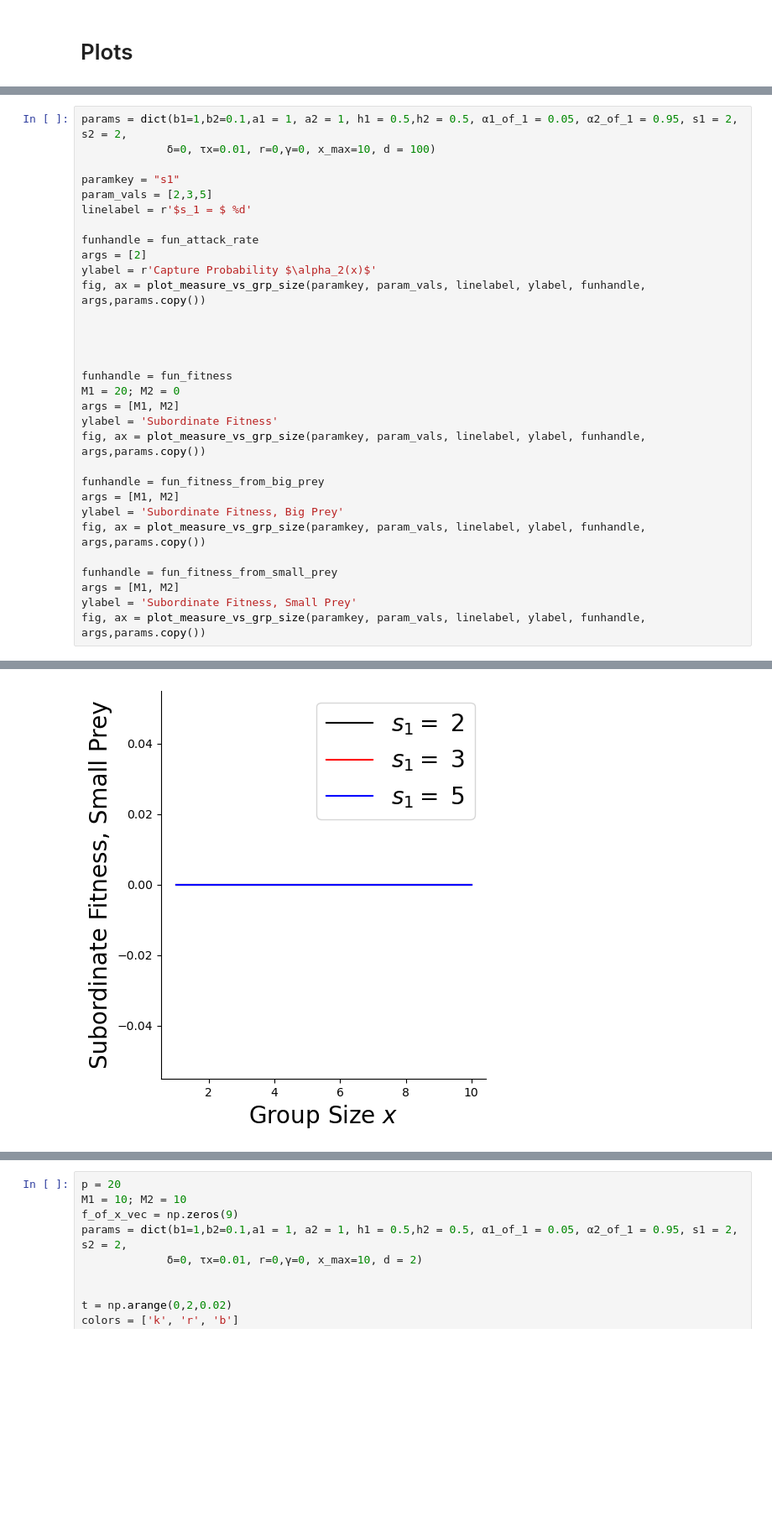
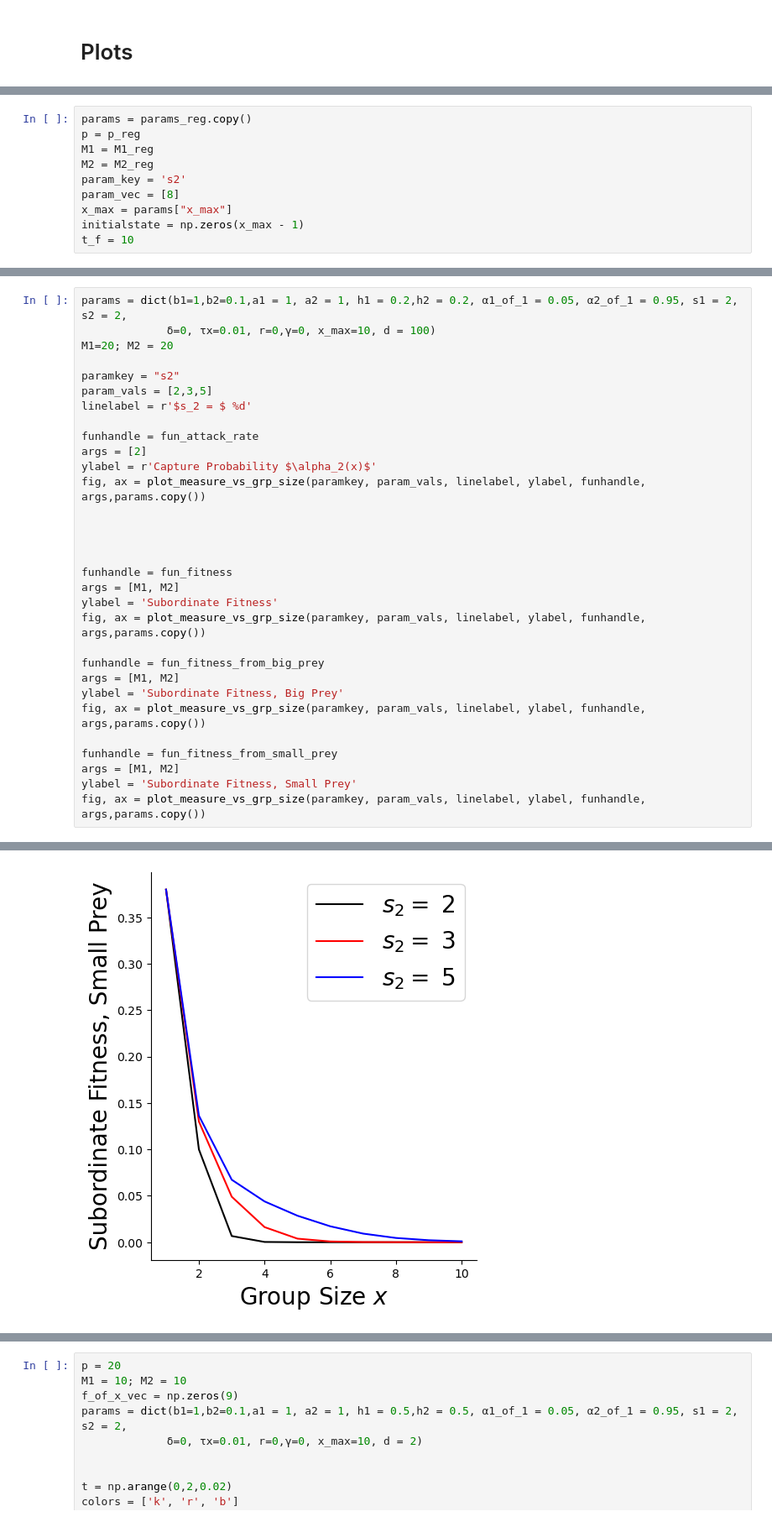
Before and after one commit to taliaborofsky/AdaptiveDynamics_CH_RS, a Jupyter notebook: Group_Size_Simulate.ipynb, the cells around one changed output, grey strips where cells are left out. Shown at 84% size. Cells and saved outputs as stored; diff of their text form; blank space fills up the shorter version.

```diff
--- a/Group_Size_Simulate.ipynb
+++ b/Group_Size_Simulate.ipynb
@@ -449,0 +518,10 @@ def plot_measure_vs_grp_size(paramkey, param_vals, linelabel, ylabel, funhandle,
+# %%
+params = params_reg.copy()
+p = p_reg
+M1 = M1_reg
+M2 = M2_reg
+param_key = 's2'
+param_vec = [8]
+x_max = params["x_max"]
+initialstate = np.zeros(x_max - 1)
+t_f = 10
@@ -526,10 +623,11 @@ fig, ax, list_at_equilibrium, list_of_meanx = out
 # %%
-params = dict(b1=1,b2=0.1,a1 = 1, a2 = 1, h1 = 0.5,h2 = 0.5, α1_of_1 = 0.05, α2_of_1 = 0.95, s1 = 2, s2 = 2,
+params = dict(b1=1,b2=0.1,a1 = 1, a2 = 1, h1 = 0.2,h2 = 0.2, α1_of_1 = 0.05, α2_of_1 = 0.95, s1 = 2, s2 = 2,
              δ=0, τx=0.01, r=0,γ=0, x_max=10, d = 100)
+M1=20; M2 = 20
 
-paramkey = "s1"
+paramkey = "s2"
 param_vals = [2,3,5]
-linelabel = r'$s_1 = $ %d'
+linelabel = r'$s_2 = $ %d'
 
 funhandle = fun_attack_rate
 args = [2]
@@ -540,7 +638,6 @@ fig, ax = plot_measure_vs_grp_size(paramkey, param_vals, linelabel, ylabel, funh
 
 
 funhandle = fun_fitness
-M1 = 20; M2 = 0
 args = [M1, M2]
 ylabel = 'Subordinate Fitness'
 fig, ax = plot_measure_vs_grp_size(paramkey, param_vals, linelabel, ylabel, funhandle, args,params.copy())
@@ -561 +658 @@ fig, ax = plot_measure_vs_grp_size(paramkey, param_vals, linelabel, ylabel, funh
-[figure, old version]
+[figure, new version]
```
Also changed, not shown: parts of 38 cells of this notebook.
